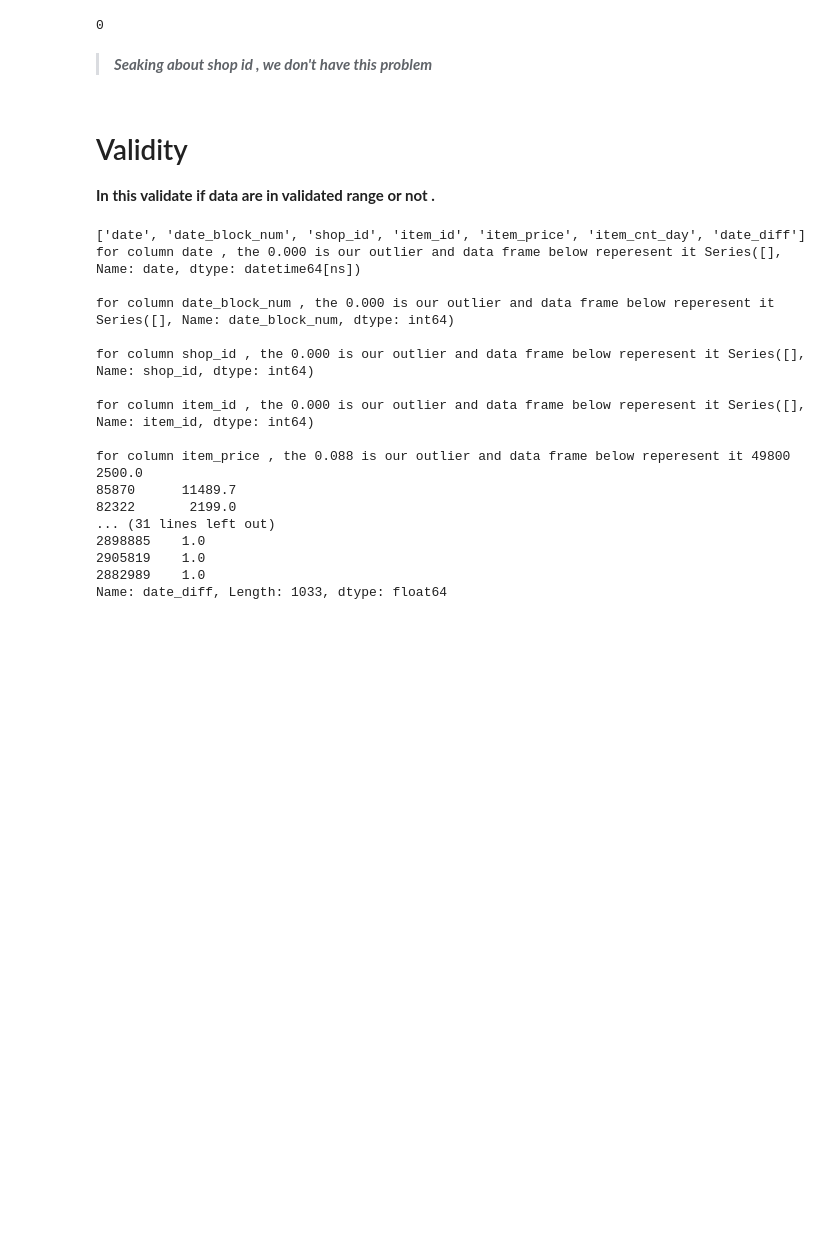
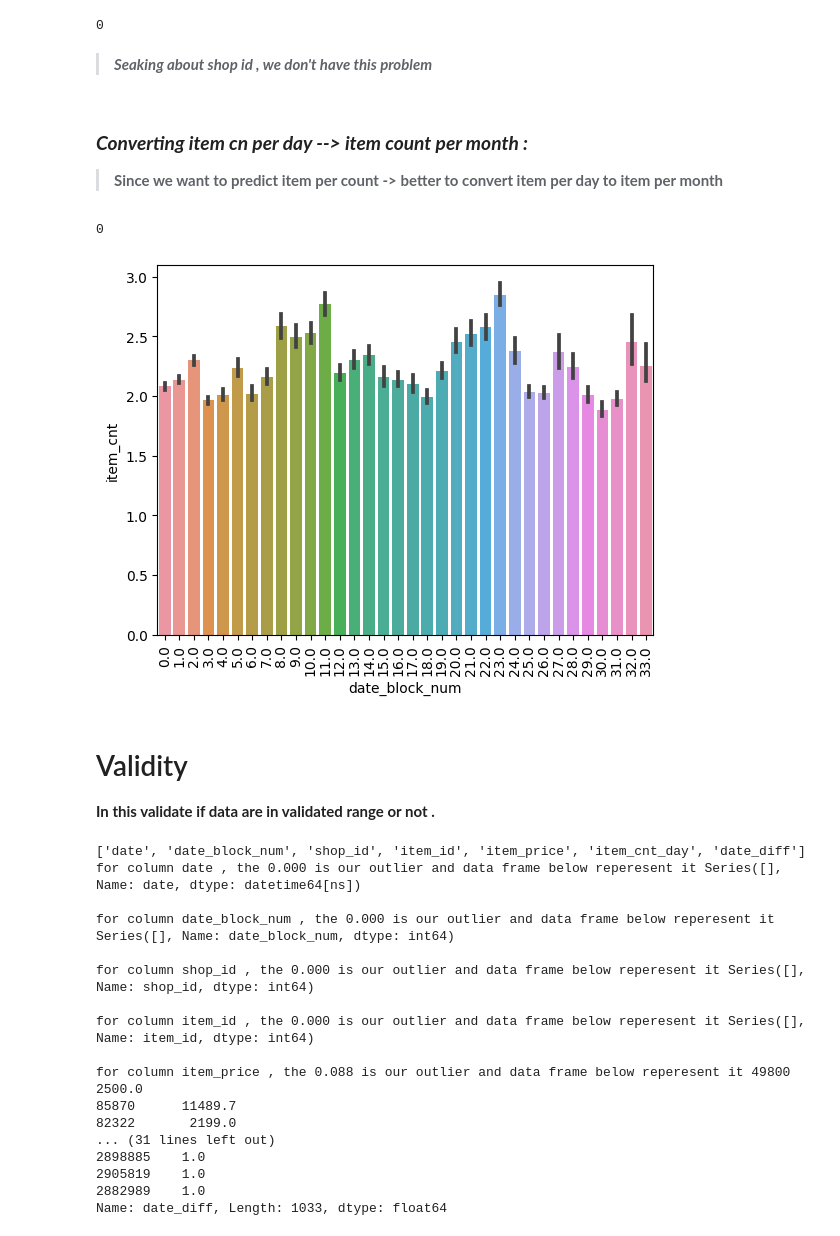
Before and after one commit to ArvinDodangeh/DS, a Jupyter notebook: notebooks/DQC_v2.ipynb, the cells around one changed output. Saved outputs shown, nothing was run; the diff lists cells and outputs as text; code cells hidden in the pictures; blank space fills up the shorter version.

```diff
--- a/notebooks/DQC_v2.ipynb
+++ b/notebooks/DQC_v2.ipynb
@@ -592,6 +603,29 @@ len(set_2 - set_1)
 0
 # %% [markdown]
 > ***Seaking about shop id , we don't have this problem***
+# %% [markdown]
+### ***Converting item cn per day --> item count per month :***
+
+> **Since we want to predict item per count -> better to convert item per day to item per month**
+# %%
+
+# Aggregate sales data to monthly level ( groupby by item and shop to be sure they are same thing )
+monthly_sales = sale_item_cat_merged.sort_values(by='date').groupby(['date_block_num', 'shop_id', 'item_category_id', 'item_id'], as_index=False)
+monthly_sales = monthly_sales.agg({'item_price':['sum', 'mean'], 'item_cnt_day':['sum', 'mean','count']})
+monthly_sales.columns = ['date_block_num', 'shop_id', 'item_category_id', 'item_id', 'item_price', 'mean_item_price', 'item_cnt', 'mean_item_cnt', 'transactions']
+# %%
+monthly_sales.item_cnt.isnull().sum()
+# %% [output]
+0
+# %%
+monthly_sales.sort_values(by='date_block_num',inplace= True)
+
+
+sns.barplot(x='date_block_num',y ='item_cnt',data = monthly_sales)
+plt.xticks(rotation = 90)
+plt.show()
+# %% [output]
+[figure, added]
 # %% [markdown]
 # Validity
 
```
Also changed, not shown: parts of 6 cells of this notebook.
